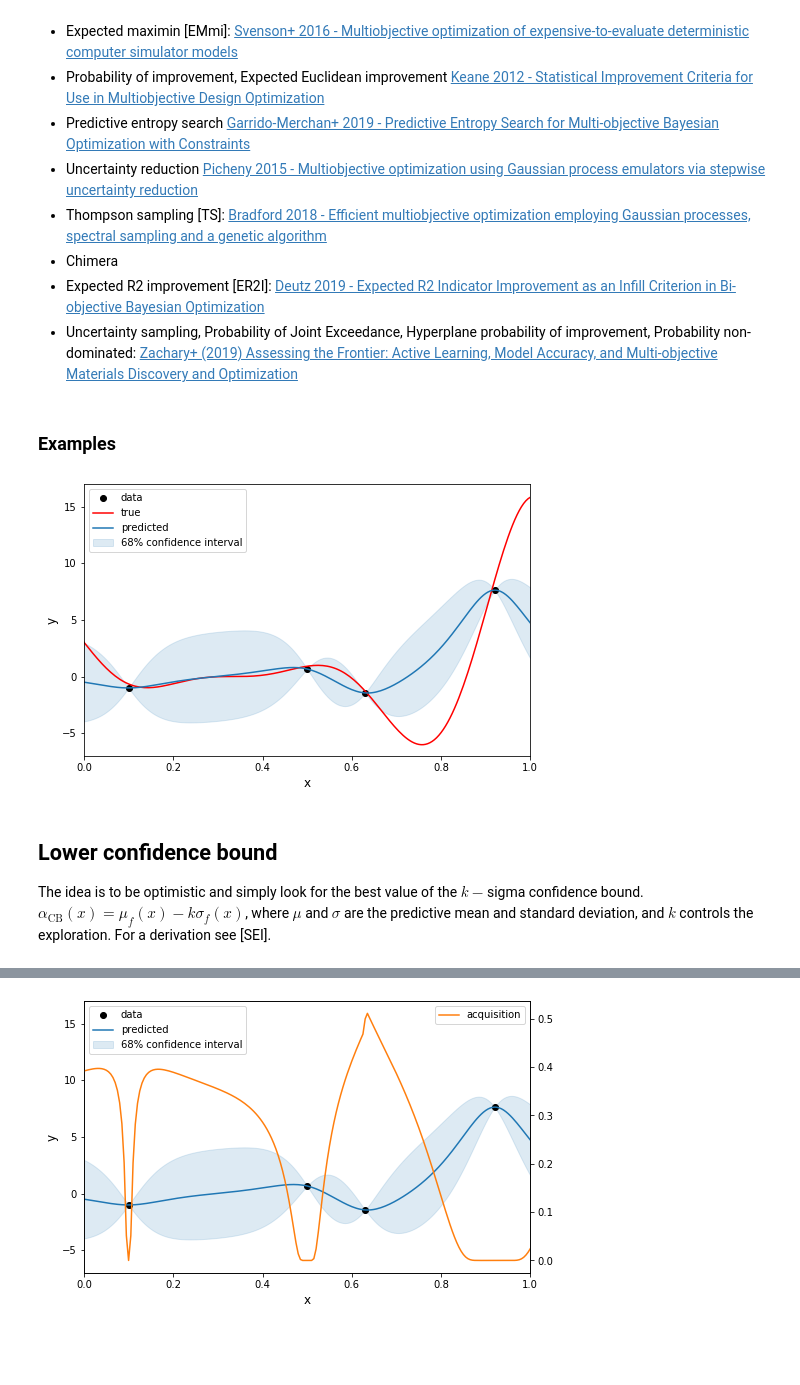
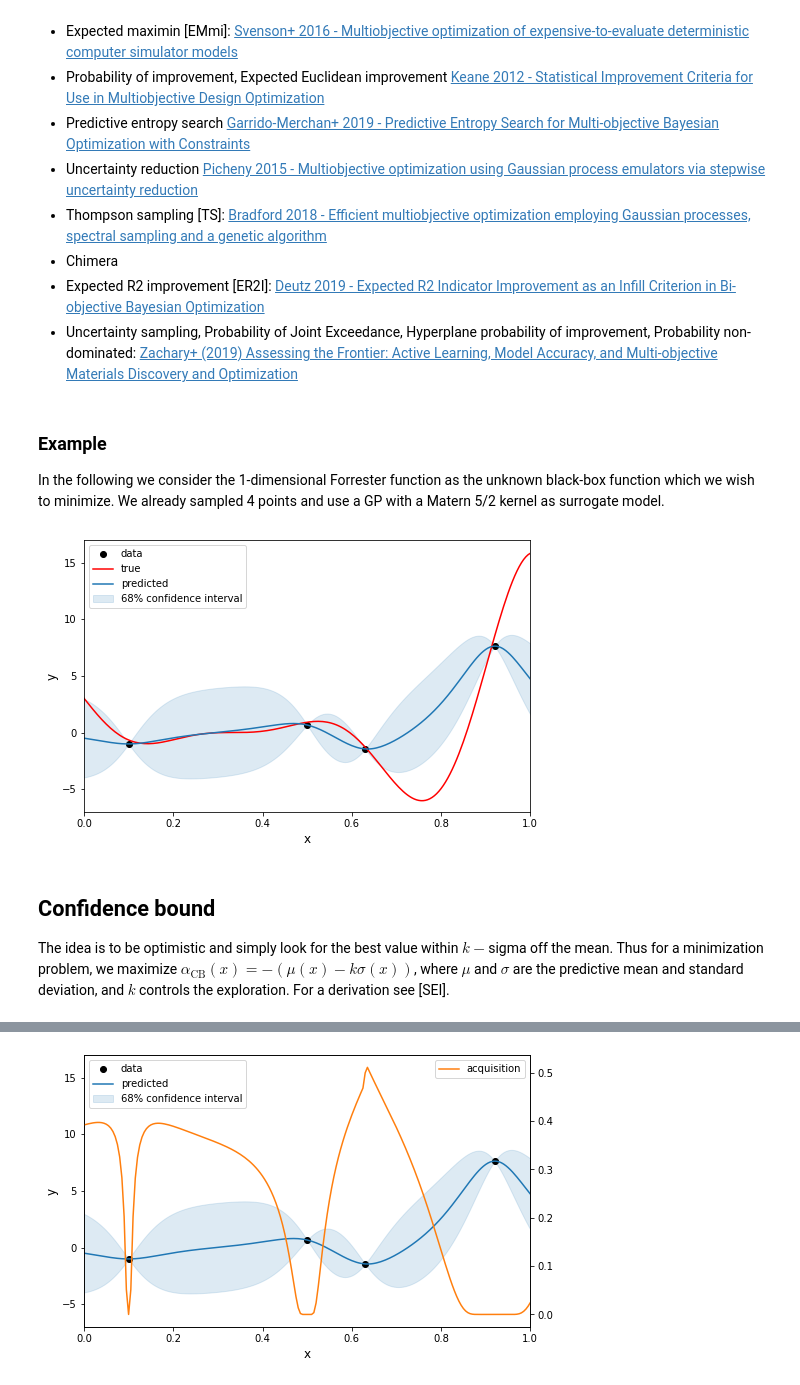
Before and after one commit to DavidWalz/mind-dump, a Jupyter notebook: topics/bayesopt_acquisitions.ipynb, the cells around one changed output, grey strips where cells are left out. Drawn from its saved outputs; the diff is of its cells as text; code cells hidden in the pictures; blank space fills up the shorter version.

```diff
--- a/topics/bayesopt_acquisitions.ipynb
+++ b/topics/bayesopt_acquisitions.ipynb
@@ -43,5 +43,3 @@ processes, spectral sampling and a genetic algorithm](https://doi.org/10.1007/s1
 * Chimera
 * Expected R2 improvement [ER2I]: [Deutz 2019 - Expected R2 Indicator Improvement as an Infill Criterion in Bi-objective Bayesian Optimization](https://link.springer.com/chapter/10.1007/978-3-030-12598-1_29)
 * Uncertainty sampling, Probability of Joint Exceedance, Hyperplane probability of improvement, Probability non-dominated: [Zachary+ (2019) Assessing the Frontier: Active Learning, Model Accuracy, and Multi-objective Materials Discovery and Optimization](https://arxiv.org/abs/1911.03224)
-# %% [markdown]
-### Examples
@@ -54,44 +46,54 @@ import GPyOpt
+# %% [markdown]
+### Example
+In the following we consider the 1-dimensional Forrester function as the unknown black-box function which we wish to minimize.
+We already sampled 4 points and use a GP with a Matern 5/2 kernel as surrogate model.
 # %%
+import numpy as np
+import matplotlib.pyplot as plt
+import scipy.stats
+import GPy
+import GPyOpt
+
 # set up unknown test function
 σ_noise = 0.5
 np.random.seed(1337)
 f_true = GPyOpt.objective_examples.experiments1d.forrester()
 f_noisy = GPyOpt.objective_examples.experiments1d.forrester(sd=σ_noise)
 
 X = np.linspace(0, 1, 201).reshape(201, 1)
 Y = f_true.f(X)
 
 # observed data
 Xd = np.array([0.1, 0.5, 0.63, 0.92]).reshape([4, 1])
 Yd = f_noisy.f(Xd)
 best = Yd.min()
 
 # fit Gaussian process
 gp = GPy.models.GPRegression(Xd, Yd, kernel=GPy.kern.Matern52(1))
 gp.optimize_restarts(10, verbose=0)
 
 # GP posterior
-μf, σf = gp.predict(X)
-σf = σf ** 0.5
+μ, σ = gp.predict(X)
+σ = σ ** 0.5
+
+def plot(plot_true=False, acquisition=None):
+    fig, ax = plt.subplots(1, figsize=(8, 5))
+    ax.plot(Xd, Yd, 'ko', label='data')
+    if plot_true:
+        ax.plot(X, Y, 'r', label='true')
+    ax.plot(X, μ, 'C0', label='predicted')
+    ax.fill_between(X[:,0], (μ - σ)[:,0], (μ + σ)[:,0], alpha=.15, color='C0', label='68% confidence interval')
+    ax.set(xlabel='x', ylabel='y', xlim=(0, 1), ylim=(-7, 17))
+    ax.legend(loc='upper left')
+    if acquisition is not None:
+        ax2 = ax.twinx()
+        ax2.plot(X, acquisition, 'C1', label='acquisition')
+        ax2.legend(loc='upper right')
+
+plot(True)
+# %% [output]
+[figure, added]
-# %%
-def plot(plot_true=False, acquisition=None):
-    fig, ax = plt.subplots(1, figsize=(8, 5))
-    ax.plot(Xd, Yd, 'ko', label='data')
-    if plot_true:
-        ax.plot(X, Y, 'r', label='true')
-    ax.plot(X, μf, 'C0', label='predicted')
-    ax.fill_between(X[:,0], (μf - σf)[:,0], (μf + σf)[:,0], alpha=.15, color='C0', label='68% confidence interval')
-    ax.set(xlabel='x', ylabel='y', xlim=(0, 1), ylim=(-7, 17))
-    ax.legend(loc='upper left')
-    if acquisition is not None:
-        ax2 = ax.twinx()
-        ax2.plot(X, acquisition, 'C1', label='acquisition')
-        ax2.legend(loc='upper right')
-
-plot(True)
-# %% [output]
-[figure, removed]
 # %% [markdown]
-## Lower confidence bound
-The idea is to be optimistic and simply look for the best value of the $k-$sigma confidence bound.
-$\alpha_\mathrm{CB}(x) = \mu_f(x) - k \sigma_f(x)$, where $\mu$ and $\sigma$ are the predictive mean and standard deviation, and $k$ controls the exploration. For a derivation see [SEI].
+## Confidence bound
+The idea is to be optimistic and simply look for the best value within $k-$sigma off the mean. Thus for a minimization problem, we maximize
+$\alpha_\mathrm{CB}(x) = - (\mu(x) - k \sigma(x))$, where $\mu$ and $\sigma$ are the predictive mean and standard deviation, and $k$ controls the exploration. For a derivation see [SEI].
```
Also changed, not shown: parts of 13 cells of this notebook.
